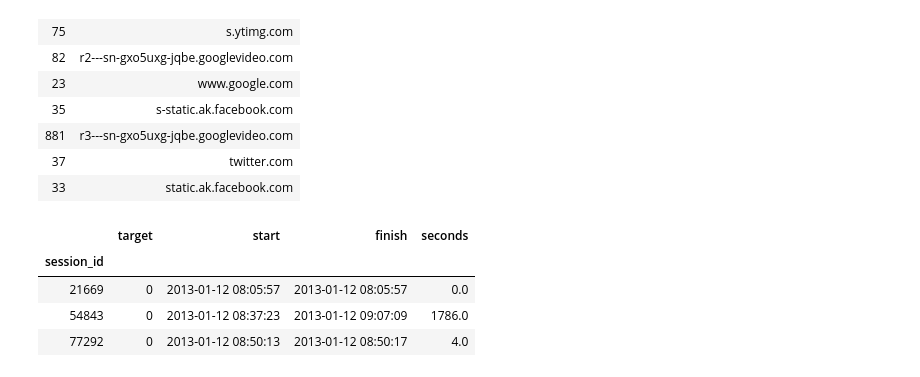
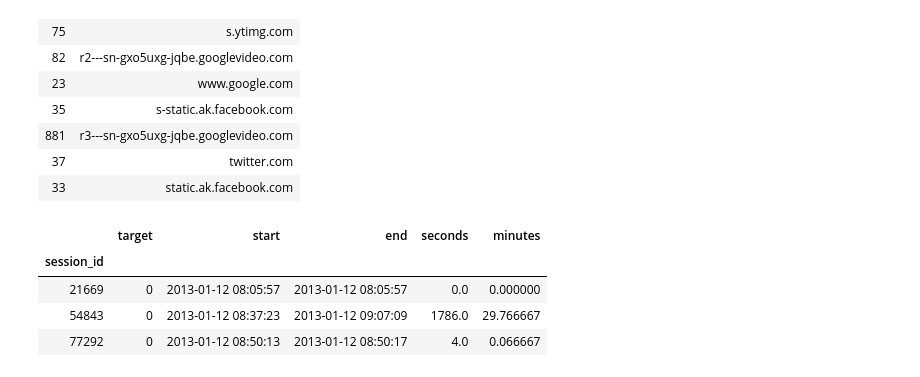
Before and after one commit to koolvn/mlcourse.ai, a Jupyter notebook: competitions/Catch me if you can.ipynb, the cells around one changed output. Drawn from its saved outputs; the diff is of its cells as text; code cells hidden in the pictures.

```diff
--- a/competitions/Catch me if you can.ipynb
+++ b/competitions/Catch me if you can.ipynb
@@ -16,7 +19,7 @@ import numpy as np
 import pandas as pd
 import time
 from contextlib import contextmanager
-from scipy.sparse import hstack
+from scipy.sparse import csr_matrix, hstack
 from sklearn.feature_extraction.text import TfidfVectorizer
 from sklearn.preprocessing import StandardScaler
 from sklearn.model_selection import TimeSeriesSplit, cross_val_score, GridSearchCV
@@ -25,7 +28,7 @@ from sklearn.linear_model import LogisticRegression
 from matplotlib import pyplot as plt
 
 
-PATH_TO_DATA = 'E:/ods_mlcourse/data/alice/'
+PATH_TO_DATA = '../data/alice/'
 AUTHOR = 'Vladimir_Kulyashov'
 
 # most of hyperparams here
@@ -38,7 +41,7 @@ N_JOBS = 4
 NUM_TIME_SPLITS = 10    # for time-based cross-validation
 SITE_NGRAMS = (1, 5)    # site ngrams for "bag of sites"
 MAX_FEATURES = 50000    # max features for "bag of sites"
-BEST_LOGIT_C = 5.45559  # precomputed tuned C for logistic regression
+BEST_LOGIT_C = 0.01 # precomputed tuned C for logistic regression
 # %% [markdown]
 ### Useful def's from public notebooks
 # %%
@@ -169,22 +154,25 @@ sites_dict.loc[top_alice_sites.index]
 # %%
 # Create a separate dataframe where we will work with timestamps
 time_df = pd.DataFrame(index=train_df.index)
 time_df['target'] = train_df['target']
 
 # Find sessions' starting and ending
 time_df['start'] = train_df[times].min(axis=1)
-time_df['finish'] = train_df[times].max(axis=1)
+time_df['end'] = train_df[times].max(axis=1)
 
 # Calculate sessions' duration in seconds
-time_df['seconds'] = (time_df['finish'] - time_df['start']) / np.timedelta64(1, 's')
+time_df['seconds'] = (time_df['end'] - time_df['start']) / np.timedelta64(1, 's')
+
+# Calculate sessions' duration in minutes
+time_df['minutes'] = (time_df['end'] - time_df['start']) / np.timedelta64(1, 's')/60
 
 time_df.head(3)
 # %% [output]
-|  | target | start | finish | seconds |
-| session_id |  |  |  |  |
-| 21669 | 0 | 2013-01-12 08:05:57 | 2013-01-12 08:05:57 | 0.0 |
-| 54843 | 0 | 2013-01-12 08:37:23 | 2013-01-12 09:07:09 | 1786.0 |
-| 77292 | 0 | 2013-01-12 08:50:13 | 2013-01-12 08:50:17 | 4.0 |
+|  | target | start | end | seconds | minutes |
+| session_id |  |  |  |  |  |
+| 21669 | 0 | 2013-01-12 08:05:57 | 2013-01-12 08:05:57 | 0.0 | 0.000000 |
+| 54843 | 0 | 2013-01-12 08:37:23 | 2013-01-12 09:07:09 | 1786.0 | 29.766667 |
+| 77292 | 0 | 2013-01-12 08:50:13 | 2013-01-12 08:50:17 | 4.0 | 0.066667 |
 # %%
 # Our target variable
 y_train = train_df['target']
```
Also changed, not shown: parts of 25 cells of this notebook.
